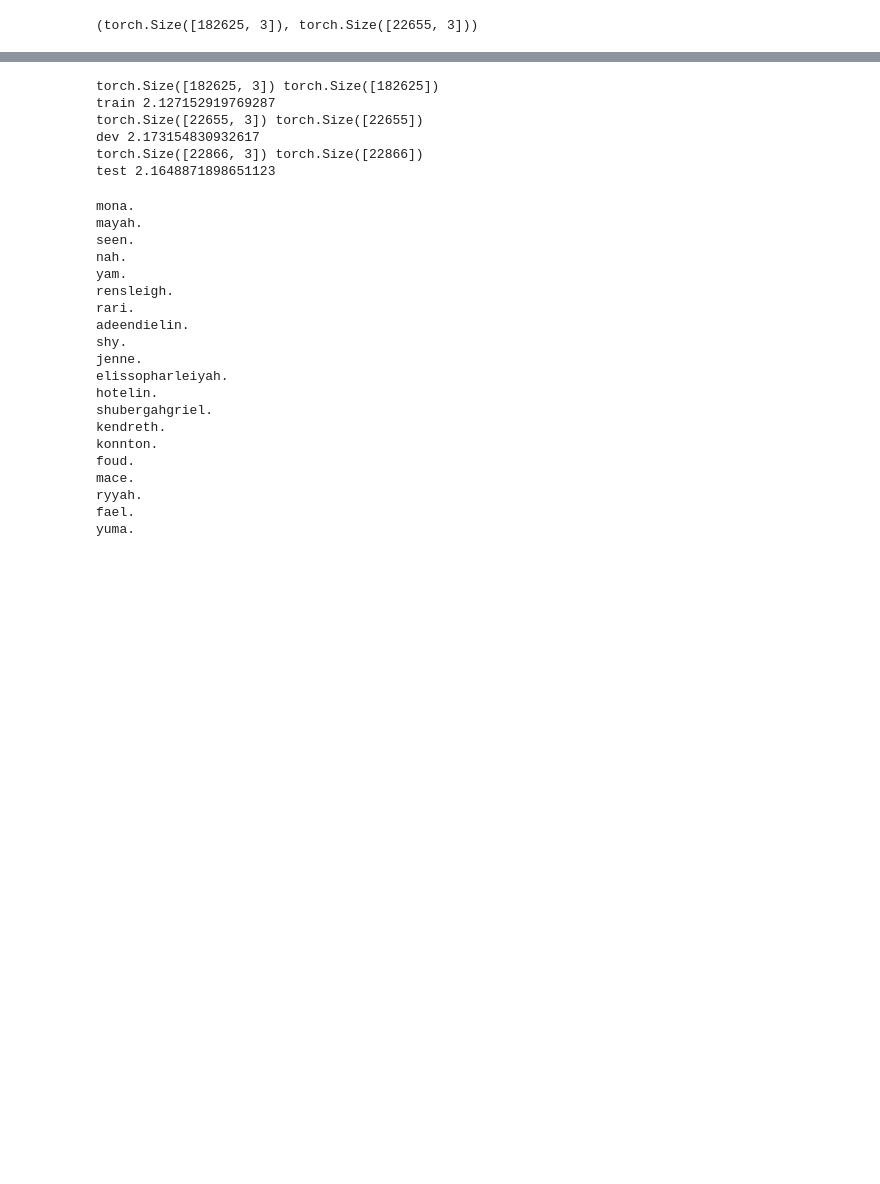
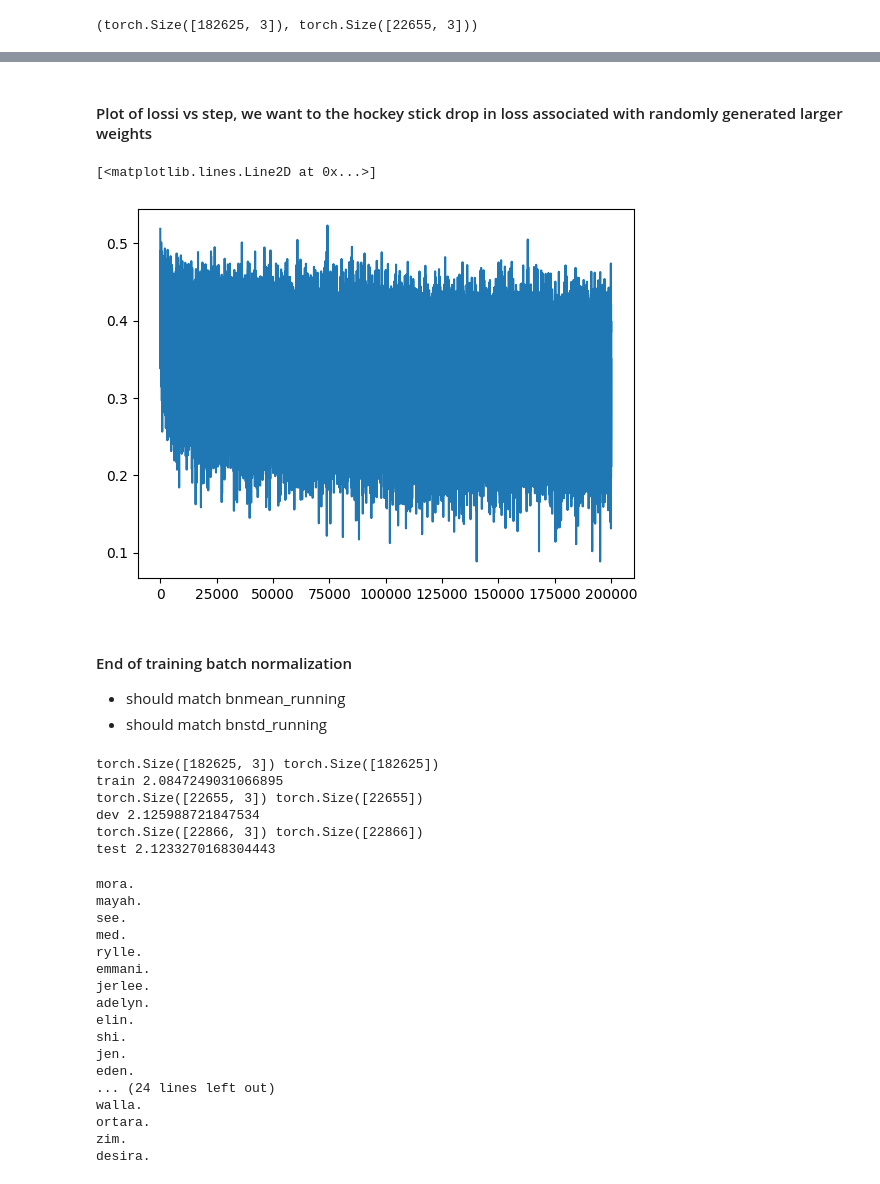
Before and after one commit to eitanzeev/first_principles, a Jupyter notebook: makemore_lesson3.ipynb, the cells around one changed output, grey strips where cells are left out. Saved outputs shown, nothing was run; the diff lists cells and outputs as text; code cells hidden in the pictures; blank space fills up the shorter version.

```diff
--- a/makemore_lesson3.ipynb
+++ b/makemore_lesson3.ipynb
@@ -135,0 +221,11 @@ Training Loss: 2.370270013809204
+# %% [markdown]
+#### Plot of lossi vs step, we want to the hockey stick drop in loss associated with randomly generated larger weights
+# %%
+plt.plot(lossi)
+# %% [output]
+[<matplotlib.lines.Line2D at 0x...>]
+[figure, added]
+# %% [markdown]
+#### End of training batch normalization
+- should match bnmean_running
+- should match bnstd_running
@@ -142,9 +250,17 @@ def split_loss(split):
 
     print(x.shape, y.shape)
     emb = C[x]
+    embcat = emb.view(emb.shape[0], -1)
+    hpreact = embcat@W1 + b1
 
-    embcat = emb.view(emb.shape[0], -1)
-    h = torch.tanh(embcat@W1 + b1)
+    #Batch normalization without whole training set normalization for small samples
+    #hpreact = bngain * (hpreact - hpreact.mean(0, keepdim = True))/hpreact.std(0, keepdim = True) + bnbias
+
+    hpreact = bngain * (hpreact - bnmean_running)/bnstd_running + bnbias
+
+    hpreact_dprec = bngain * (hpreact - bmean)/bstd + bnbias
+
+    h = torch.tanh(hpreact)
     logits = h @W2 + b2
     loss = F.cross_entropy(logits, y)
     print(split, loss.item())
@@ -155,15 +271,15 @@ split_loss("dev")
 split_loss("test")
 # %% [output]
 torch.Size([182625, 3]) torch.Size([182625])
-train 2.127152919769287
+train 2.0847249031066895
 torch.Size([22655, 3]) torch.Size([22655])
-dev 2.173154830932617
+dev 2.125988721847534
 torch.Size([22866, 3]) torch.Size([22866])
-test 2.1648871898651123
+test 2.1233270168304443
 # %%
 g = torch.Generator().manual_seed(2147483647 + 10)
 
-for _ in range(20):
+for _ in range(40):
     out = []
 
     context = [0] * block_size
@@ -190,23 +306,20 @@ for _ in range(20):
 
     print("".join(itos[i] for i in out))
 # %% [output]
-mona.
+mora.
 mayah.
-seen.
-nah.
-yam.
-rensleigh.
-rari.
-adeendielin.
-shy.
-jenne.
-elissopharleiyah.
-hotelin.
-shubergahgriel.
-kendreth.
-konnton.
-foud.
-mace.
-ryyah.
-fael.
-yuma.
+see.
+med.
+rylle.
+emmani.
+jerlee.
+adelyn.
+elin.
+shi.
+jen.
+eden.
+... (24 lines left out)
+walla.
+ortara.
+zim.
+desira.
```
Also changed, not shown: parts of 20 cells of this notebook.
